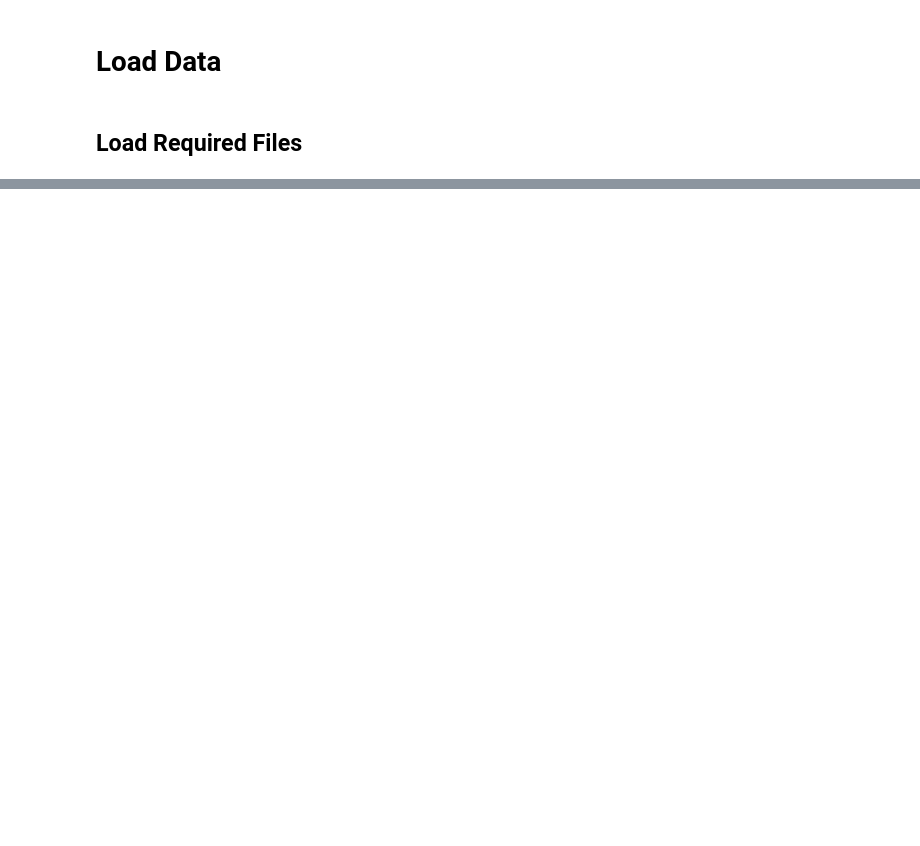
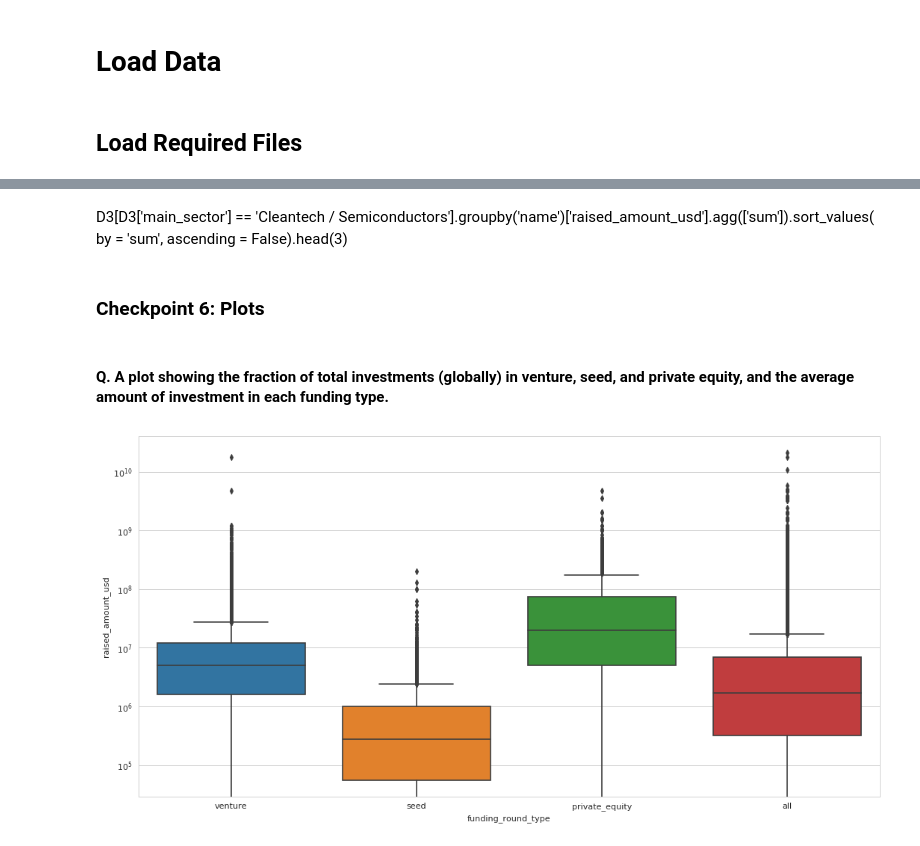
Before and after one commit to Shashi-Bhushan/upgrad-ml, a Jupyter notebook: StatisticsEssential/Module3/StatisticsEssential-Module3.ipynb, the cells around one changed output, grey strips where cells are left out. Drawn from its saved outputs; the diff is of its cells as text; code cells hidden in the pictures; blank space fills up the shorter version.

Commit message:
Statistice Essential Solutions added

```diff
--- a/StatisticsEssential/Module3/StatisticsEssential-Module3.ipynb
+++ b/StatisticsEssential/Module3/StatisticsEssential-Module3.ipynb
@@ -4,6 +4,11 @@
 # Load the required Libraries
 import numpy as np
 import pandas as pd
+
+import matplotlib.pyplot as plt
+import seaborn as sns
+
+sns.set_style("whitegrid")
 # %% [markdown]
 ## Load Required Files
 # %%
@@ -388,0 +311,31 @@ b
+# %% [markdown]
+D3[D3['main_sector'] == 'Cleantech / Semiconductors'].groupby('name')['raised_amount_usd'].agg(['sum']).sort_values(
+    by = 'sum', ascending = False).head(3)
+# %% [markdown]
+### Checkpoint 6: Plots
+# %% [markdown]
+#### Q. A plot showing the fraction of total investments (globally) in venture, seed, and private equity, and the average amount of investment in each funding type.
+# %%
+# Get all rows that we require in plot1
+plot1 = master_frame[(master_frame['funding_round_type'] == 'venture') |
+    (master_frame['funding_round_type'] == 'seed') |
+    (master_frame['funding_round_type'] == 'private_equity')]
+
+# Get all rows in master_frame and set funding_round_type as all
+temp = master_frame.copy(deep = True)
+temp.loc[:, ('funding_round_type')] = 'all'
+
+# append to plot1
+plot1 = plot1.append(temp)
+# %%
+# Solution Plot 1
+# Setup Plot
+plt.figure(num=None, figsize=(16, 8), dpi=80, facecolor='w', edgecolor='k')
+plt.yscale('log')
+
+
+# Show Plot
+sns.boxplot(x='funding_round_type', y='raised_amount_usd', data=plot1)
+plt.show()
+# %% [output]
+[figure, added]
```
Also changed, not shown: parts of 63 cells of this notebook, 2 other files.
